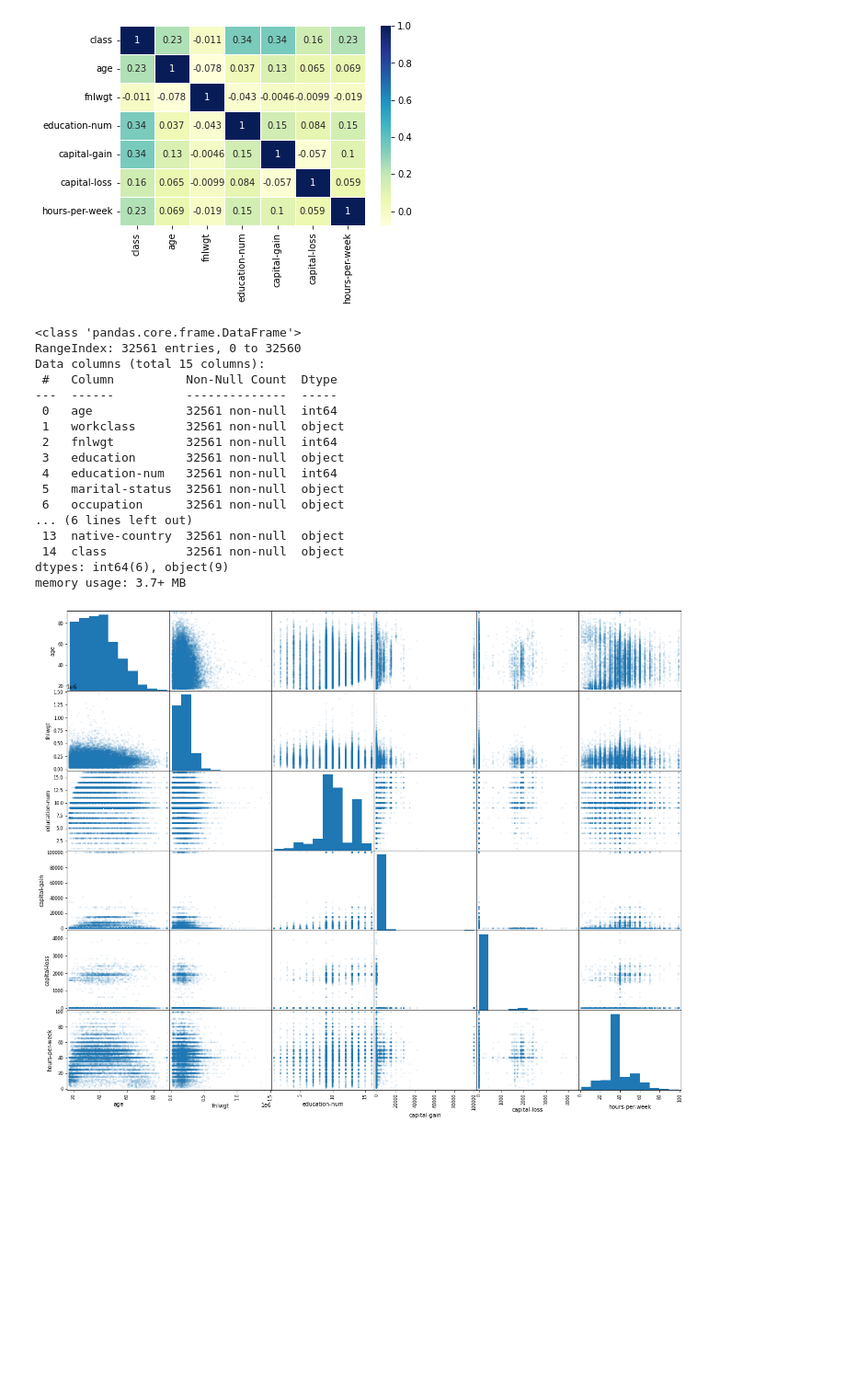
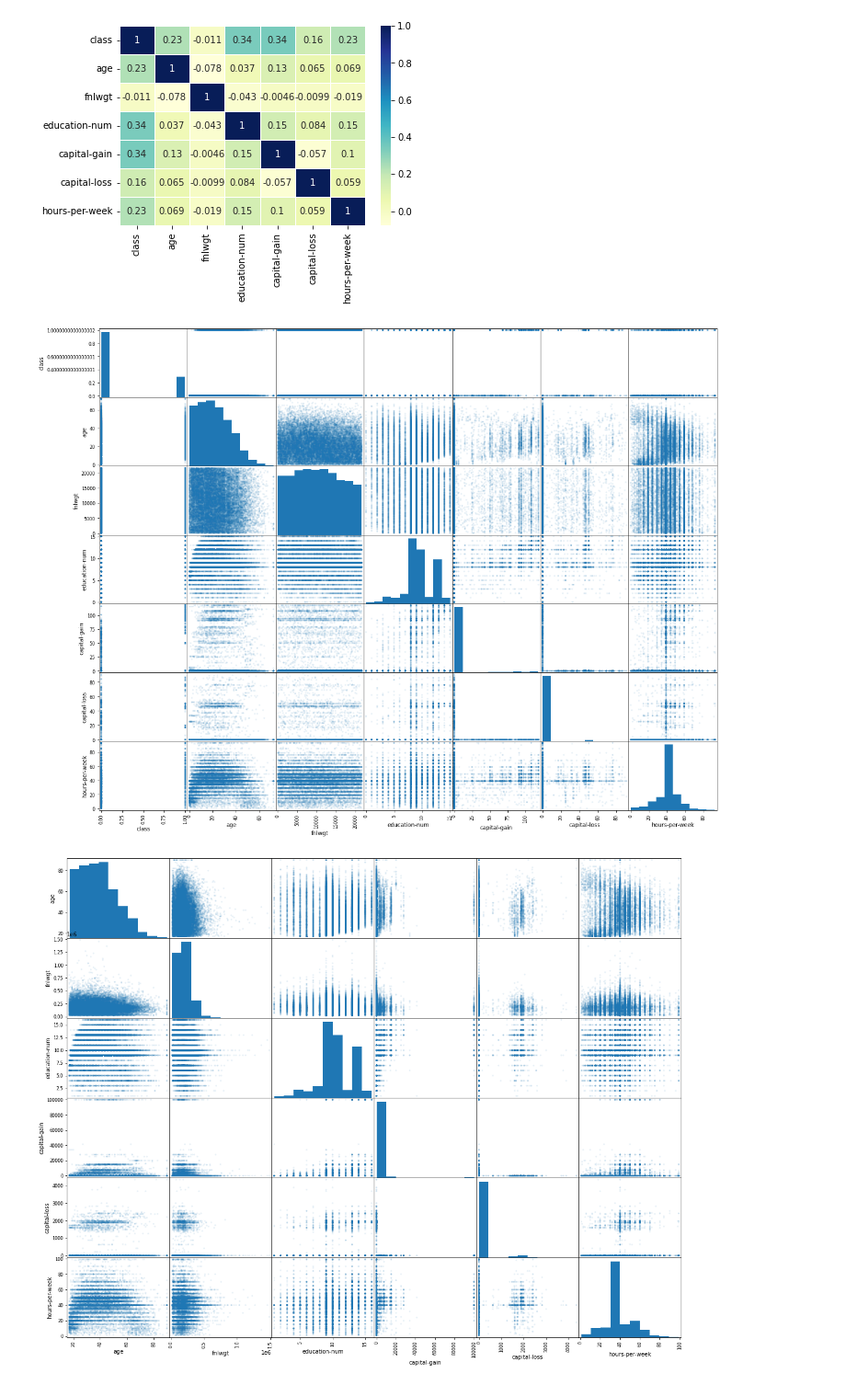
Before and after one commit to roypiyush/python_project, a Jupyter notebook: ml/income_prediction.ipynb, the cells around one changed output. Shown at 92% size. Cells and saved outputs as stored; diff of their text form; code cells hidden in the pictures; blank space fills up the shorter version.

```diff
--- a/ml/income_prediction.ipynb
+++ b/ml/income_prediction.ipynb
@@ -97,23 +109,7 @@ sb.heatmap(df1.corr(), cmap="YlGnBu", annot=True, linewidths=1, )
 <AxesSubplot:>
 [figure]
 # %%
-adult_data_df.info()
+s = scatter_matrix(df1, figsize=(20, 16), alpha=0.1)
 # %% [output]
-<class 'pandas.core.frame.DataFrame'>
-RangeIndex: 32561 entries, 0 to 32560
-Data columns (total 15 columns):
- #   Column          Non-Null Count  Dtype
----  ------          --------------  -----
- 0   age             32561 non-null  int64
- 1   workclass       32561 non-null  object
- 2   fnlwgt          32561 non-null  int64
- 3   education       32561 non-null  object
- 4   education-num   32561 non-null  int64
- 5   marital-status  32561 non-null  object
- 6   occupation      32561 non-null  object
-... (6 lines left out)
- 13  native-country  32561 non-null  object
- 14  class           32561 non-null  object
-dtypes: int64(6), object(9)
-memory usage: 3.7+ MB
+[figure, added]
 # %%
```
Also changed, not shown: parts of 28 cells of this notebook, 1 other file.
